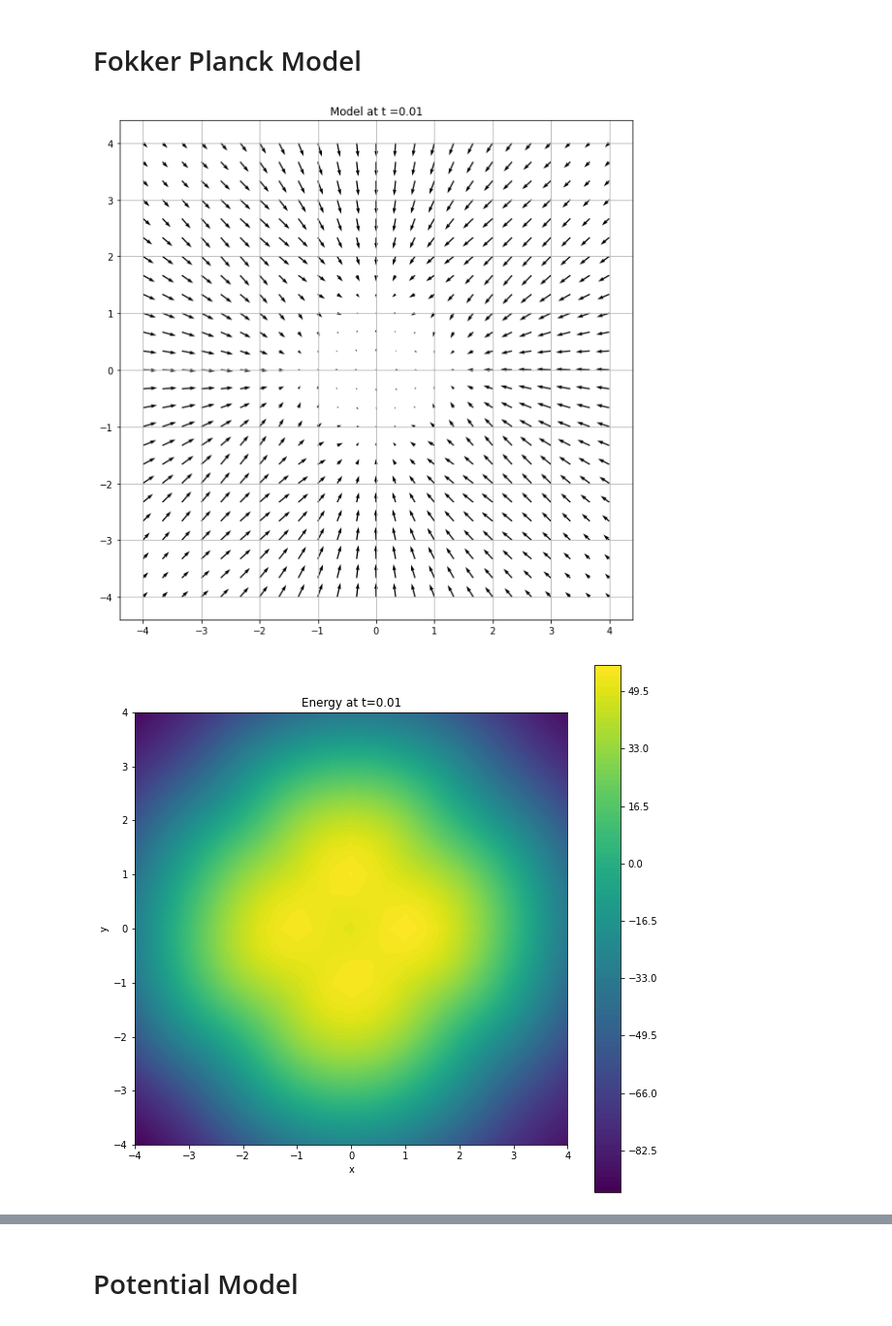
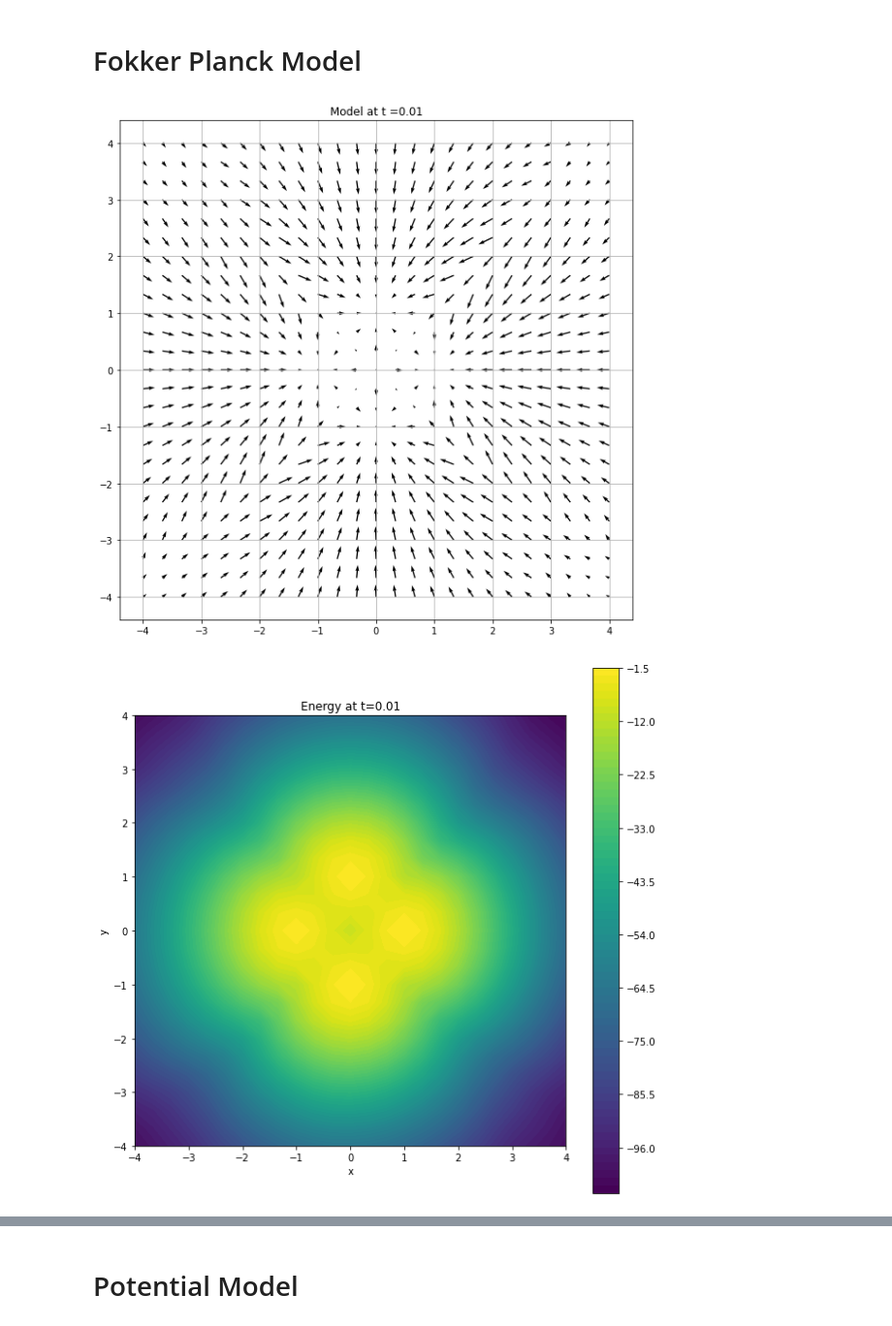
Before and after one commit to GBATZOLIS/conditional_score_diffusion, a Jupyter notebook: trained.ipynb, the cells around one changed output, grey strips where cells are left out. Shown: that part at 97% size. Drawn from its saved outputs; the diff is of its cells as text; code cells hidden in the pictures.

```diff
--- a/trained.ipynb
+++ b/trained.ipynb
@@ -74,9 +74,10 @@ def eval_model(ckpt_path, config):
 # %%
 from configs.jan.gaussian.fokker_planck_gauss import get_config
 config = get_config()
 #ckpt_path = 'logs/gaussian_bubbles/fokker_planck/fp_v5_alpha_from_0_0001_to_1/checkpoints/best/last.ckpt'
-ckpt_path = "logs/gaussian_bubbles/fokker_planck/fp_grad-alpha_0_0001_to_0_01_deep/checkpoints/best/last.ckpt"
+#ckpt_path = "logs/gaussian_bubbles/fokker_planck/fp_grad-alpha_0_0001_to_0_01_deep/checkpoints/best/last.ckpt"
+ckpt_path = "logs/gaussian_bubbles/fokker_planck/proto/fp_1e-3/checkpoints/best/last.ckpt"
 eval_model(ckpt_path, config)
 # %% [output]
-[figure, old version]
+[figure, new version]
-[figure, old version]
+[figure, new version]
```
Also changed, not shown: parts of 4 cells of this notebook, 40 other files.
